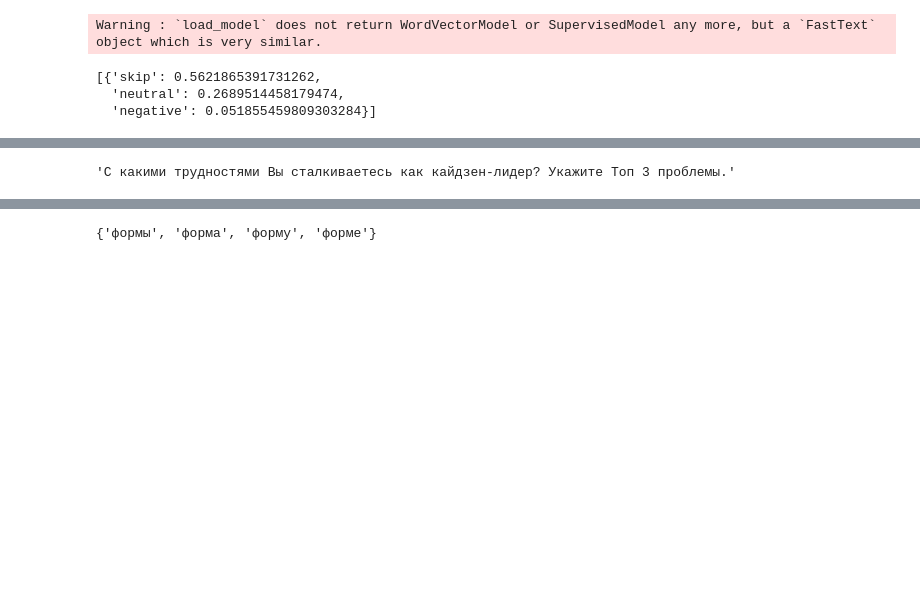
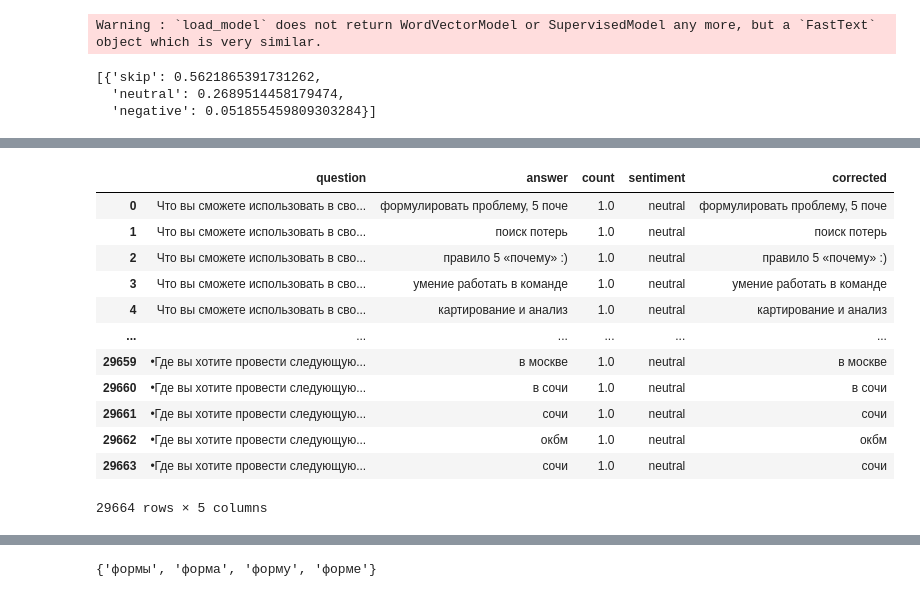
Before and after one commit to Spyke09/Hakaton-08-09-2023, a Jupyter notebook: src/Untitled.ipynb, the cells around one changed output, grey strips where cells are left out. Cells and saved outputs as stored; diff of their text form; code cells hidden in the pictures; blank space fills up the shorter version.

```diff
--- a/src/Untitled.ipynb
+++ b/src/Untitled.ipynb
@@ -126,4 +103,0 @@ df_all[df_all['sentiment'] == 'skip']
-# %%
-df_all['question'].values[29233]
-# %% [output]
-'С какими трудностями Вы сталкиваетесь как кайдзен-лидер? Укажите Топ 3 проблемы.'
@@ -129,0 +106,16 @@ df_all['question'].values[29233]
+# %%
+df_all
+# %% [output]
+|  | question | answer | count | sentiment | corrected |
+| 0 | Что вы сможете использовать в сво... | формулировать проблему, 5 поче | 1.0 | neutral | формулировать проблему, 5 поче |
+| 1 | Что вы сможете использовать в сво... | поиск потерь | 1.0 | neutral | поиск потерь |
+| 2 | Что вы сможете использовать в сво... | правило 5 «почему» :) | 1.0 | neutral | правило 5 «почему» :) |
+| 3 | Что вы сможете использовать в сво... | умение работать в команде | 1.0 | neutral | умение работать в команде |
+| 4 | Что вы сможете использовать в сво... | картирование и анализ | 1.0 | neutral | картирование и анализ |
+| ... | ... | ... | ... | ... | ... |
+| 29659 | •Где вы хотите провести следующую... | в москве | 1.0 | neutral | в москве |
+| 29660 | •Где вы хотите провести следующую... | в сочи | 1.0 | neutral | в сочи |
+| 29661 | •Где вы хотите провести следующую... | сочи | 1.0 | neutral | сочи |
+| 29662 | •Где вы хотите провести следующую... | окбм | 1.0 | neutral | окбм |
+| 29663 | •Где вы хотите провести следующую... | сочи | 1.0 | neutral | сочи |
+29664 rows × 5 columns
```
Also changed, not shown: parts of 7 cells of this notebook, 1 other file.
